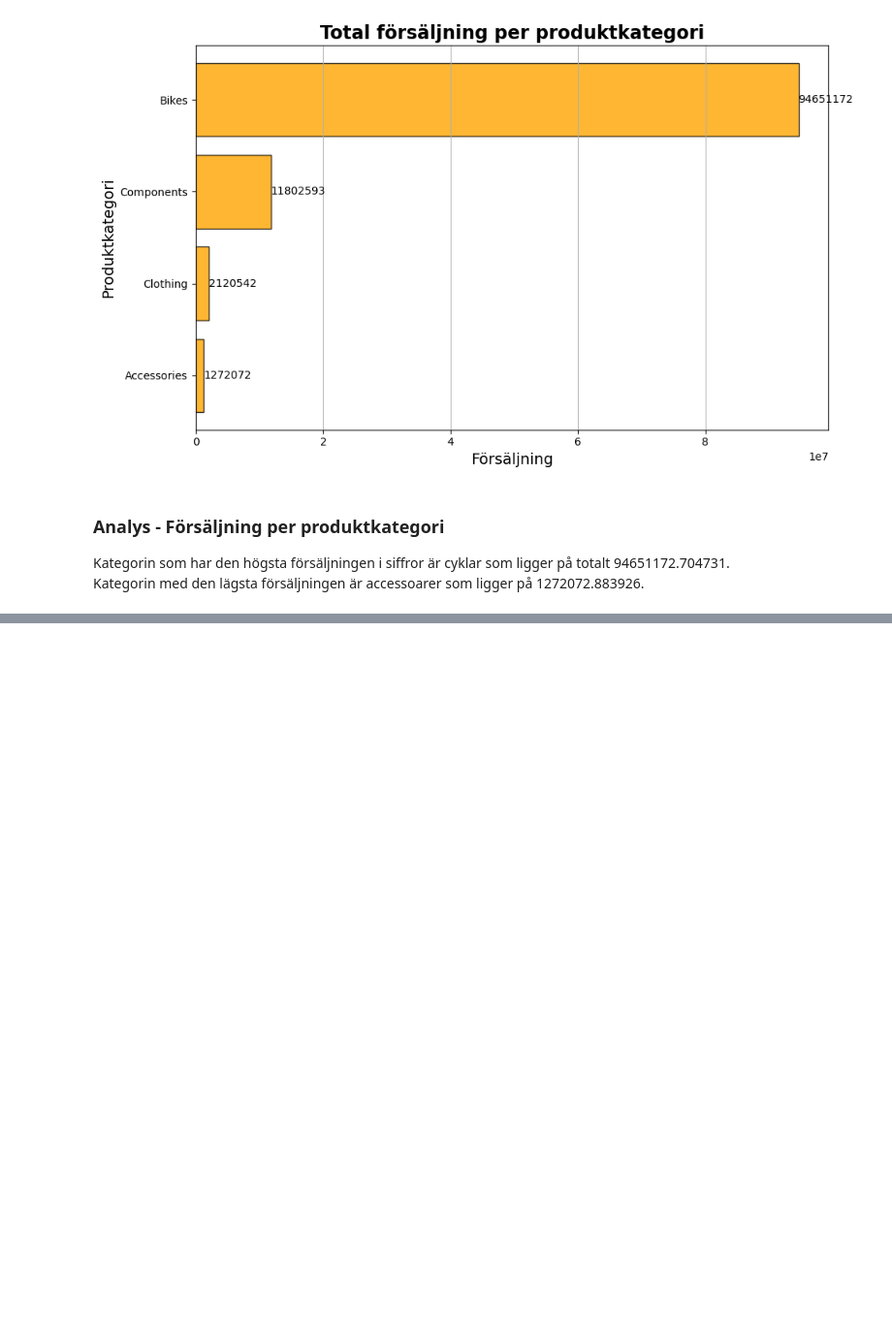
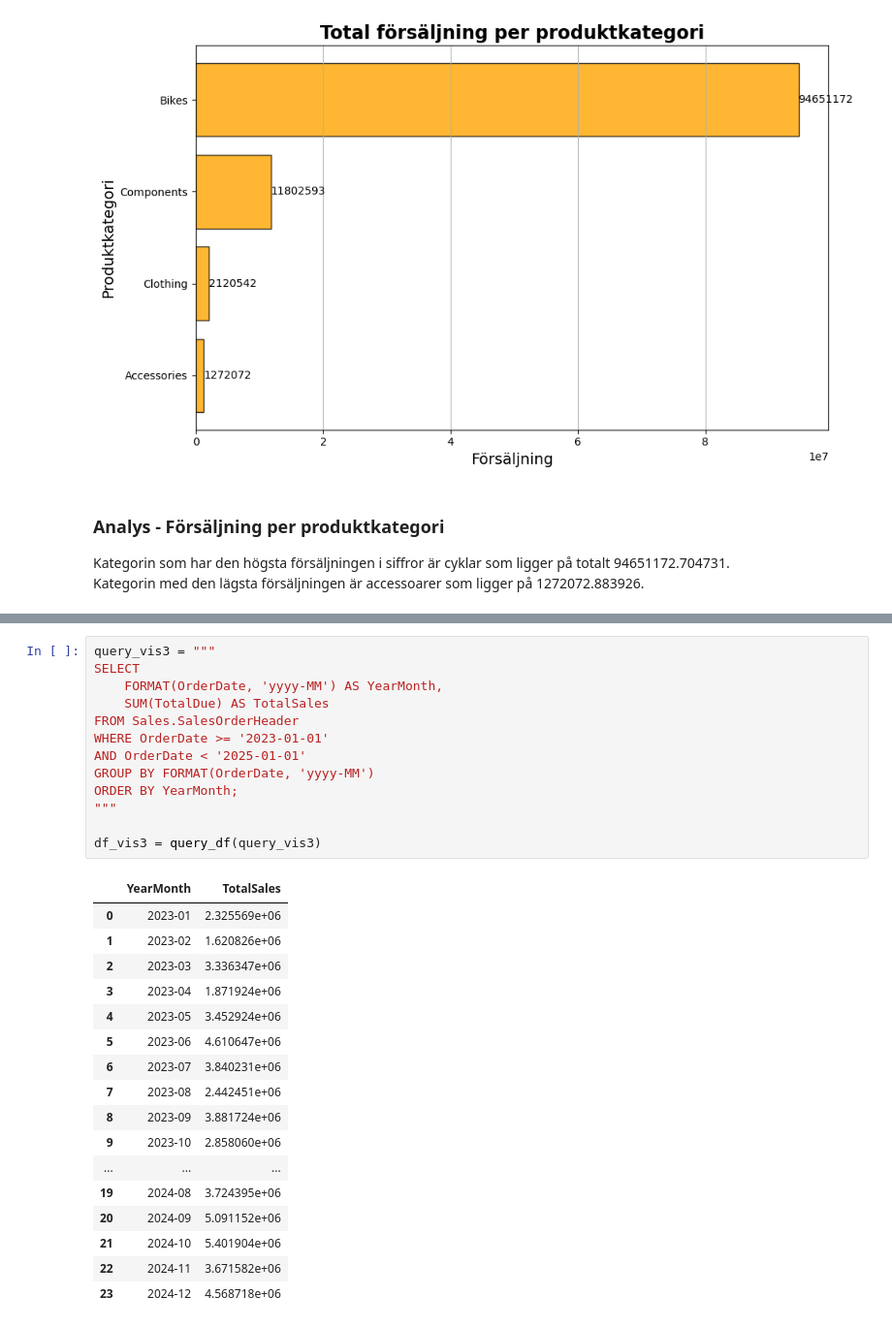
Before and after one commit to MagdalenaPersson/adventureworks-analys, a Jupyter notebook: notebooks/analys.ipynb, the cells around one changed output, grey strips where cells are left out. Shown at 97% size. Cells and saved outputs as stored; diff of their text form; blank space fills up the shorter version.

Commit message:
added query vis3

```diff
--- a/notebooks/analys.ipynb
+++ b/notebooks/analys.ipynb
@@ -164,0 +176,31 @@ Kategorin med den lägsta försäljningen är accessoarer som ligger på 1272072
+# %%
+query_vis3 = """
+SELECT
+    FORMAT(OrderDate, 'yyyy-MM') AS YearMonth,
+    SUM(TotalDue) AS TotalSales
+FROM Sales.SalesOrderHeader
+WHERE OrderDate >= '2023-01-01'
+AND OrderDate < '2025-01-01'
+GROUP BY FORMAT(OrderDate, 'yyyy-MM')
+ORDER BY YearMonth;
+"""
+
+df_vis3 = query_df(query_vis3)
+# %% [output]
+|  | YearMonth | TotalSales |
+| 0 | 2023-01 | 2.325569e+06 |
+| 1 | 2023-02 | 1.620826e+06 |
+| 2 | 2023-03 | 3.336347e+06 |
+| 3 | 2023-04 | 1.871924e+06 |
+| 4 | 2023-05 | 3.452924e+06 |
+| 5 | 2023-06 | 4.610647e+06 |
+| 6 | 2023-07 | 3.840231e+06 |
+| 7 | 2023-08 | 2.442451e+06 |
+| 8 | 2023-09 | 3.881724e+06 |
+| 9 | 2023-10 | 2.858060e+06 |
+| ... | ... | ... |
+| 19 | 2024-08 | 3.724395e+06 |
+| 20 | 2024-09 | 5.091152e+06 |
+| 21 | 2024-10 | 5.401904e+06 |
+| 22 | 2024-11 | 3.671582e+06 |
+| 23 | 2024-12 | 4.568718e+06 |
```
Also changed, not shown: parts of 2 cells of this notebook, 1 other file.
